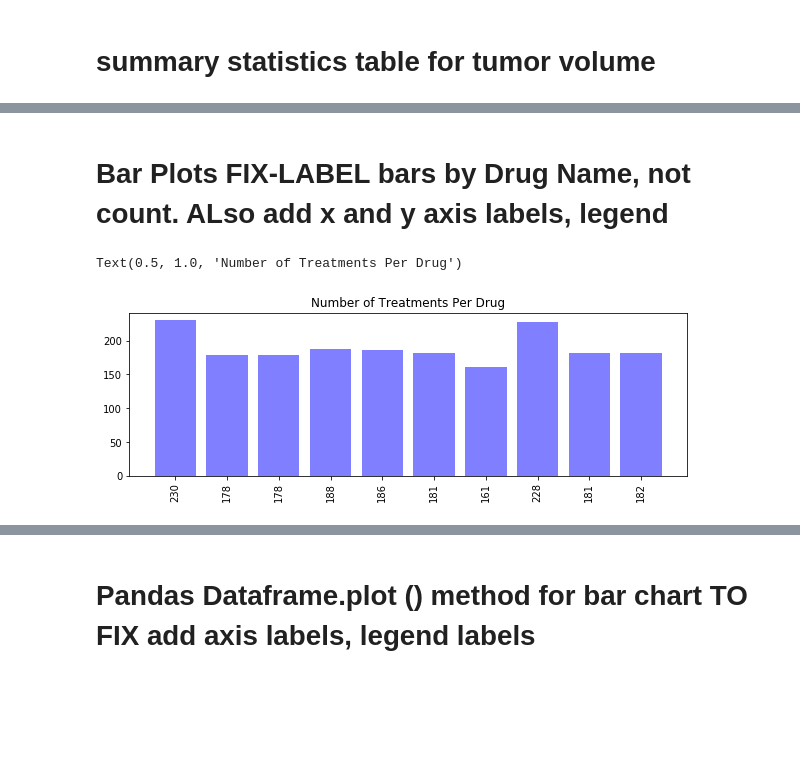
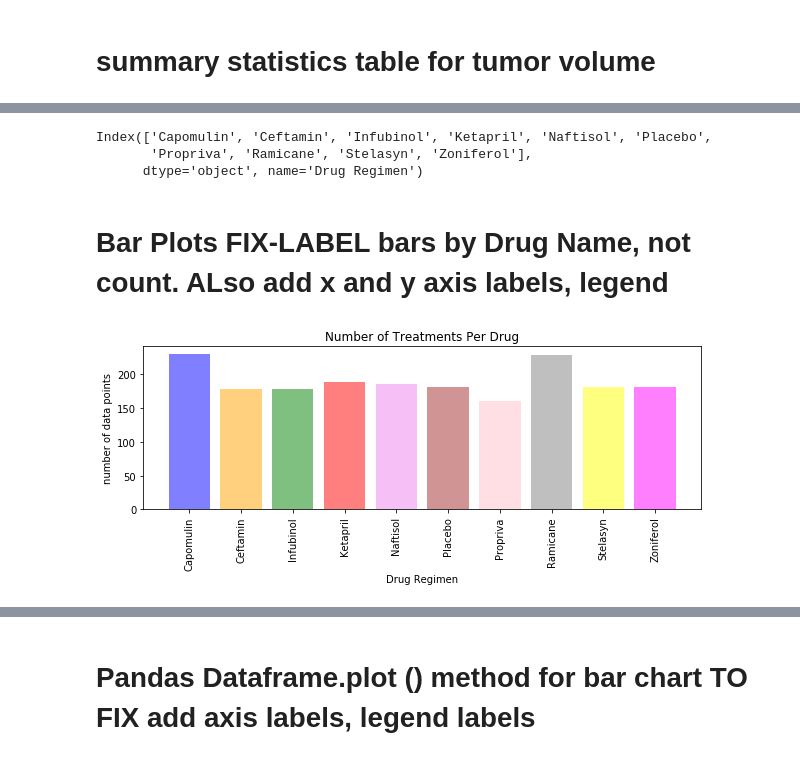
Before and after one commit to JonesInformatics/Matplotlib-Challenge, a Jupyter notebook: main.ipynb, the cells around one changed output, grey strips where cells are left out. Drawn from its saved outputs; the diff is of its cells as text; code cells hidden in the pictures; blank space fills up the shorter version.

```diff
--- a/main.ipynb
+++ b/main.ipynb
@@ -5,6 +5,7 @@ import pandas as pd
 import scipy.stats as st
 from scipy.stats import sem
 import numpy as np
+from scipy.stats import linregress
 
 # Study data files
 mouse_metadata = "../data/Mouse_metadata.csv" #Desktop/DataViz/homework/matplotlib-challenge/data/Mouse_metadata.csv
@@ -13,8 +14,7 @@ study_results = "../data/Study_results.csv"
 # Read the mouse data and the study results
 mouse_metadata = pd.read_csv(mouse_metadata)
 study_results = pd.read_csv(study_results)
+
+combo = pd.merge(study_results, mouse_metadata, how="left", on = "Mouse ID")
 # %% [markdown]
 # summary combined table
-# %%
-combo.columns = ['Mouse ID','Drug Regimen','Sex','Age_months','Weight','Timepoint','Tumor_Volume','Metastatic Sites']
-combo.head()
@@ -64,20 +131,28 @@ sum_stats.head(1)
 # %%
 # figure out what plotting question wants
 df = combo.groupby("Drug Regimen").count()
-df
+df.index
+# %% [output]
+Index(['Capomulin', 'Ceftamin', 'Infubinol', 'Ketapril', 'Naftisol', 'Placebo',
+       'Propriva', 'Ramicane', 'Stelasyn', 'Zoniferol'],
+      dtype='object', name='Drug Regimen')
 # %% [markdown]
 # Bar Plots FIX-LABEL bars by Drug Name, not count. ALso add x and y axis labels, legend
 # %%
 # using pyplot
-x_axis = np.arange(len(df))
+# x_axis = np.arange(len(df))
+x_axis = df.index
 tick_locations = [value for value in x_axis]
 plt.figure(figsize=(10, 3))
-plt.bar(x_axis, df["Mouse ID"], color='b', alpha=0.5, align="center")
-plt.xticks(tick_locations, df["Mouse ID"], rotation="vertical")
+plt.bar(x_axis, df["Mouse ID"], color=["blue","orange","green","red","violet","brown","pink","gray","yellow","magenta"], alpha=0.5, align="center")
+plt.xticks (rotation="vertical")
 plt.title("Number of Treatments Per Drug")
+plt.ylabel("number of data points")
+plt.xlabel("Drug Regimen")
+plt.savefig("treatments.png")
+plt.show()
 # %% [output]
-Text(0.5, 1.0, 'Number of Treatments Per Drug')
-[figure, old version]
+[figure, new version]
 # %%
 # USING PANDAS method to plot
 
```
Also changed, not shown: parts of 40 cells of this notebook.
